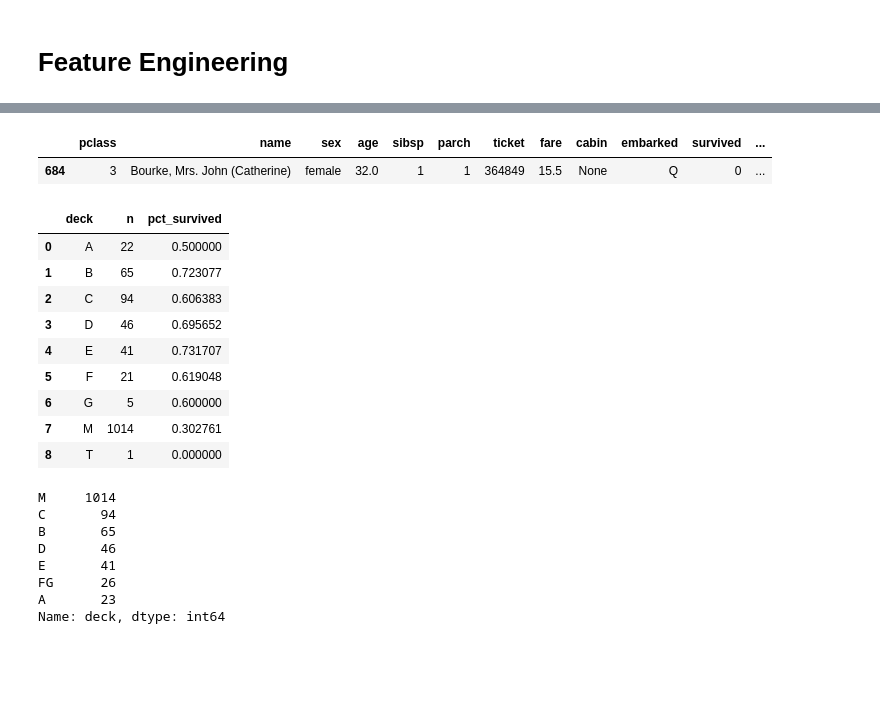
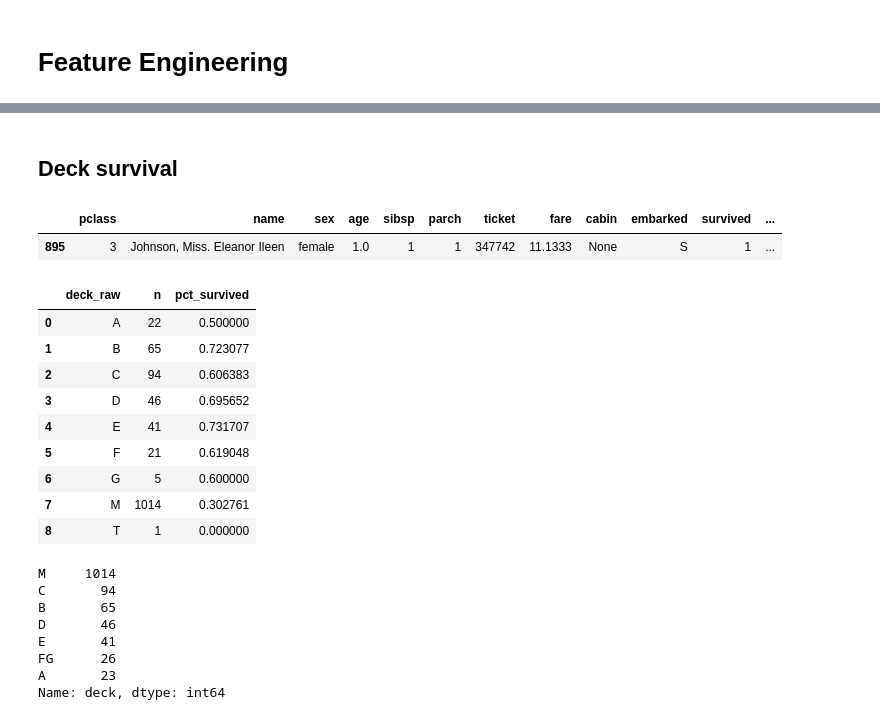
Before and after one commit to sid-basu/ml-exploration, a Jupyter notebook: kaggle-titanic/refinement_3.ipynb, the cells around one changed output, grey strips where cells are left out. Cells and saved outputs as stored; diff of their text form; code cells hidden in the pictures; blank space fills up the shorter version.

```diff
--- a/kaggle-titanic/refinement_3.ipynb
+++ b/kaggle-titanic/refinement_3.ipynb
@@ -36,0 +35,26 @@ data.head()
+# %%
+def feature_engineering(df):
+    # construct cabin and deck features
+    df['deck_raw'] = df['cabin'].str[0]
+    df['deck_raw'] = df['deck_raw'].fillna('M')
+    df['cabin_no'] = df['cabin'].str.split('(\d+)', expand = True)[1].fillna(0).astype(int)
+
+    df['deck'] = df['deck_raw'].replace(['A', 'T'], 'A')
+    df['deck'] = df['deck'].replace(['F', 'G'], 'FG')
+
+    #construct title features, combine titles
+    df['title'] = df['name'].str.split(",", expand = True)[1].str.split('.', expand = True)[0].str.strip()
+
+    df['title'] = df['title'].replace(['Ms'], 'Miss')
+    noble_list = ['Dr', 'Rev', 'Mlle', 'Major', 'Col', 'the Countess', 'Capt', 'Sir', 'Lady', 'Mme', 'Don', 'Jonkheer']
+
+    df['title'] = df['title'].replace(noble_list, 'Noble')
+
+
+    df['married'] = 0
+    df.loc[df['title'] == 'Mrs', 'married'] = 1
+
+    return(df)
+
+
+data = feature_engineering(data)
@@ -37,3 +81,5 @@ data.head()
+# %% [markdown]
+## Deck survival
 # %%
 (
     data
@@ -43,24 +89,19 @@ data.head()
 )
 # %% [output]
 |  | pclass | name | sex | age | sibsp | parch | ticket | fare | cabin | embarked | survived | ... |
-| 684 | 3 | Bourke, Mrs. John (Catherine) | female | 32.0 | 1 | 1 | 364849 | 15.5 | None | Q | 0 | ... |
+| 895 | 3 | Johnson, Miss. Eleanor Ileen | female | 1.0 | 1 | 1 | 347742 | 11.1333 | None | S | 1 | ... |
-# %%
-data['deck'] = data['cabin'].str[0]
-#data.loc[data['cabin'].isnull(), 'Deck'] = 'M'
-data['deck'] = data['deck'].fillna('M')
-data['cabin_no'] = data['cabin'].str.split('(\d+)', expand = True)[1].fillna(0).astype(int)
 # %%
 survival_deck = (
     data
-    .groupby('deck')
+    .groupby('deck_raw')
     .agg(n = ('sibsp', 'count'),
          pct_survived = ('survived', 'mean'))
     .reset_index()
 )
 
 survival_deck
 # %% [output]
-|  | deck | n | pct_survived |
+|  | deck_raw | n | pct_survived |
 | 0 | A | 22 | 0.500000 |
 | 1 | B | 65 | 0.723077 |
 | 2 | C | 94 | 0.606383 |
```
Also changed, not shown: parts of 39 cells of this notebook, 1 other file.
